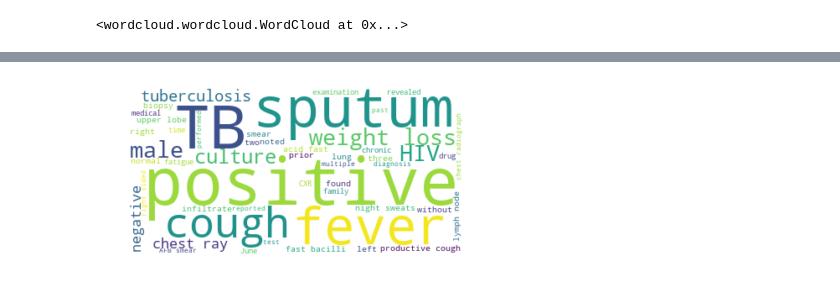
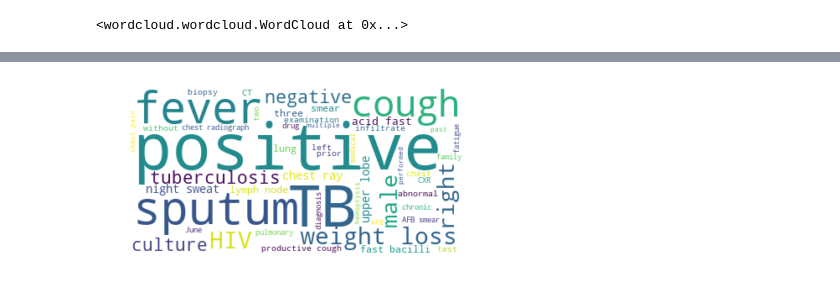
Before and after one commit to anaidpm/PhD, a Jupyter notebook: Word Cloud.ipynb, the cells around one changed output, grey strips where cells are left out. Saved outputs shown, nothing was run; the diff lists cells and outputs as text; code cells hidden in the pictures.

```diff
--- a/Word Cloud.ipynb
+++ b/Word Cloud.ipynb
@@ -101,0 +164,11 @@ __Create stopword list__
+# %%
+# Create stopword list:
+stopwords = set(STOPWORDS)
+stopwords.update(['patient','showed','reported','noted','referred','figure','fig','cm','m','s','months', 'time','presented','revealed','mm', 'found','month', 'week','weeks', 'symptoms','year','years','finding','history','patient','clinic','hospital','presents','presented','old'])
+
+vect = CountVectorizer(max_features = 3000,
+                       tokenizer = tokenizer_better,
+                       stop_words = stopwords)
+# this could take a while
+vect.fit(df1.Case.values)
+plotFeatures(df1)
@@ -102,13 +178,9 @@ __Create stopword list__
 # %%
-# Create stopword list:
-stopwords = set(STOPWORDS)
-stopwords.update(['the', 'is', 'are', 'was','months', 'showed','month', 'week','weeks', 'symptoms','year','years','finding','history','patient','clinic','hospital','presents','presented','old'])
-
 # Generate a word cloud image
 wordcloud = WordCloud(stopwords=stopwords, background_color="white",max_words=50).generate(text)
 # Display the generated image:
 plt.imshow(wordcloud, interpolation='bilinear')
 plt.axis("off")
 plt.show()
 # %% [output]
-[figure, old version]
+[figure, new version]
```
Also changed, not shown: parts of 10 cells of this notebook, 3 other files.
